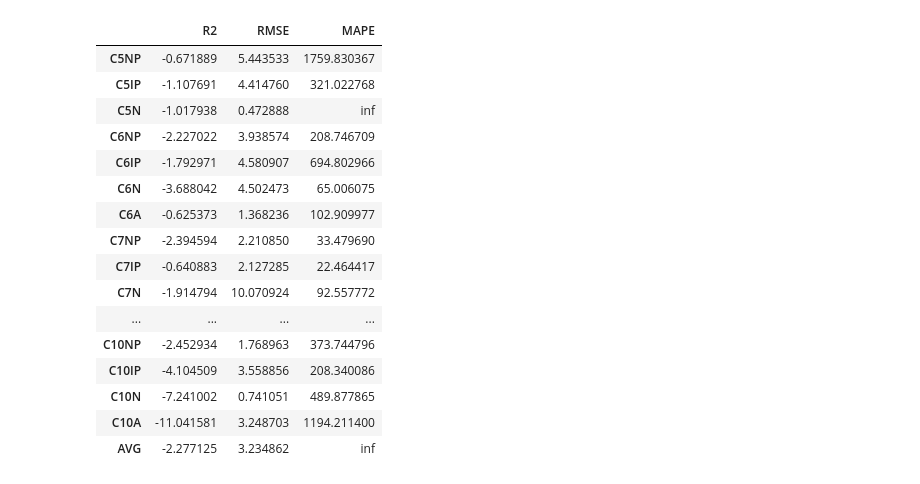
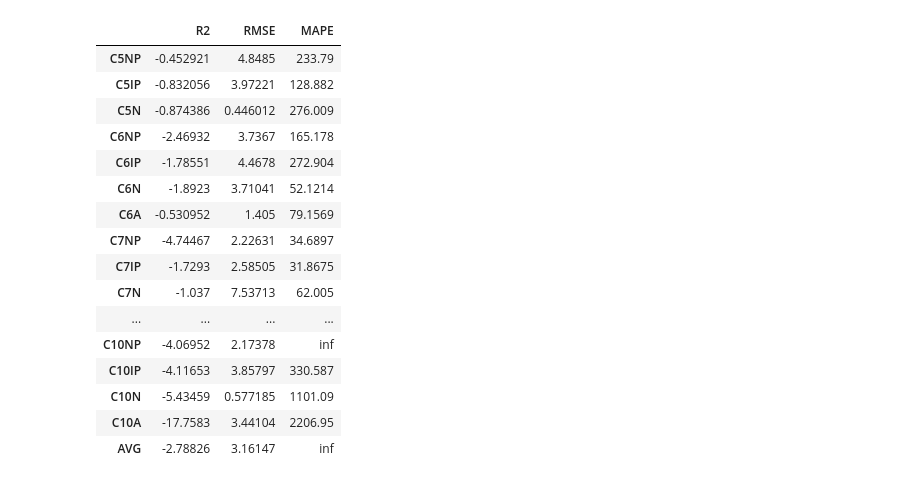
Before and after one commit to skywalker0803r/deep-learning-ian-goodfellow, a Jupyter notebook: ADDA.ipynb, the cells around one changed output. Drawn from its saved outputs; the diff is of its cells as text; code cells hidden in the pictures.

```diff
--- a/ADDA.ipynb
+++ b/ADDA.ipynb
@@ -348,21 +310,21 @@ adda_res.style.background_gradient()
-# %%
-xgb_res = show_metrics(xgb_y_hat,y_test)
-xgb_res.style.background_gradient()
-# %% [output]
-|  | R2 | RMSE | MAPE |
-| C5NP | -0.671889 | 5.443533 | 1759.830367 |
-| C5IP | -1.107691 | 4.414760 | 321.022768 |
-| C5N | -1.017938 | 0.472888 | inf |
-| C6NP | -2.227022 | 3.938574 | 208.746709 |
-| C6IP | -1.792971 | 4.580907 | 694.802966 |
-| C6N | -3.688042 | 4.502473 | 65.006075 |
-| C6A | -0.625373 | 1.368236 | 102.909977 |
-| C7NP | -2.394594 | 2.210850 | 33.479690 |
-| C7IP | -0.640883 | 2.127285 | 22.464417 |
-| C7N | -1.914794 | 10.070924 | 92.557772 |
-| ... | ... | ... | ... |
-| C10NP | -2.452934 | 1.768963 | 373.744796 |
-| C10IP | -4.104509 | 3.558856 | 208.340086 |
-| C10N | -7.241002 | 0.741051 | 489.877865 |
-| C10A | -11.041581 | 3.248703 | 1194.211400 |
-| AVG | -2.277125 | 3.234862 | inf |
+# %%
+xgb_200_res = show_metrics(xgb_200_y_hat,y_test)
+xgb_200_res
+# %% [output]
+|  | R2 | RMSE | MAPE |
+| C5NP | -0.452921 | 4.8485 | 233.79 |
+| C5IP | -0.832056 | 3.97221 | 128.882 |
+| C5N | -0.874386 | 0.446012 | 276.009 |
+| C6NP | -2.46932 | 3.7367 | 165.178 |
+| C6IP | -1.78551 | 4.4678 | 272.904 |
+| C6N | -1.8923 | 3.71041 | 52.1214 |
+| C6A | -0.530952 | 1.405 | 79.1569 |
+| C7NP | -4.74467 | 2.22631 | 34.6897 |
+| C7IP | -1.7293 | 2.58505 | 31.8675 |
+| C7N | -1.037 | 7.53713 | 62.005 |
+| ... | ... | ... | ... |
+| C10NP | -4.06952 | 2.17378 | inf |
+| C10IP | -4.11653 | 3.85797 | 330.587 |
+| C10N | -5.43459 | 0.577185 | 1101.09 |
+| C10A | -17.7583 | 3.44104 | 2206.95 |
+| AVG | -2.78826 | 3.16147 | inf |
```
Also changed, not shown: parts of 25 cells of this notebook.
